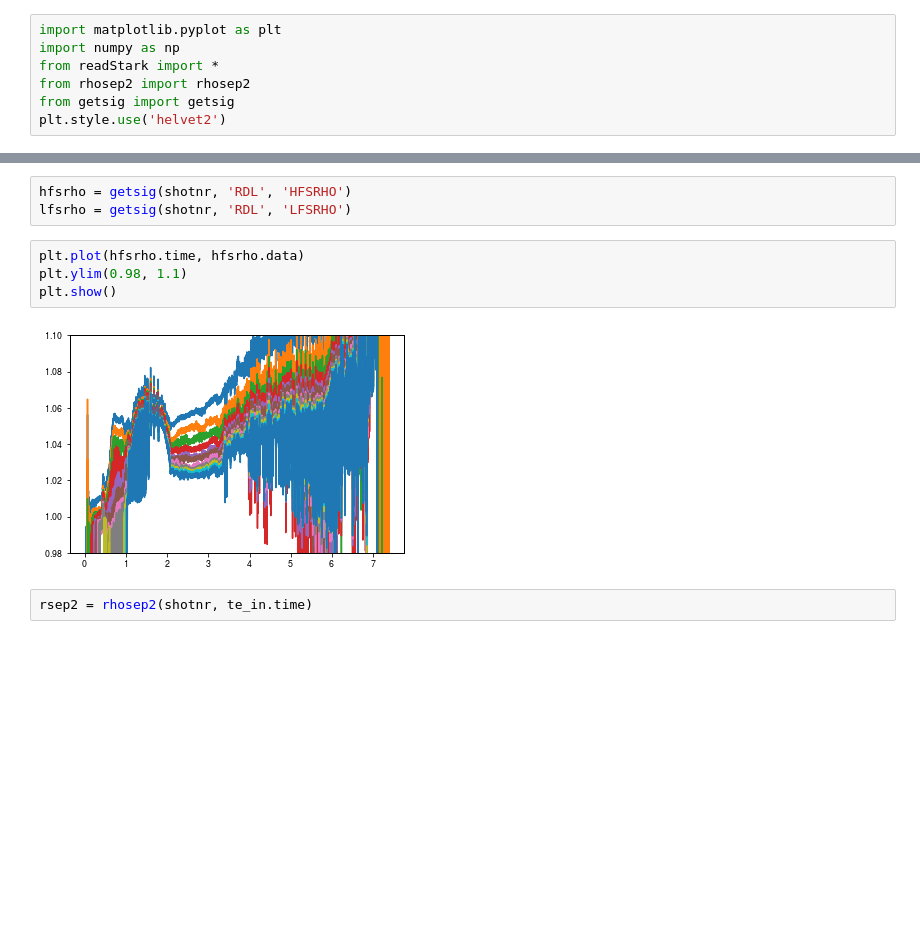
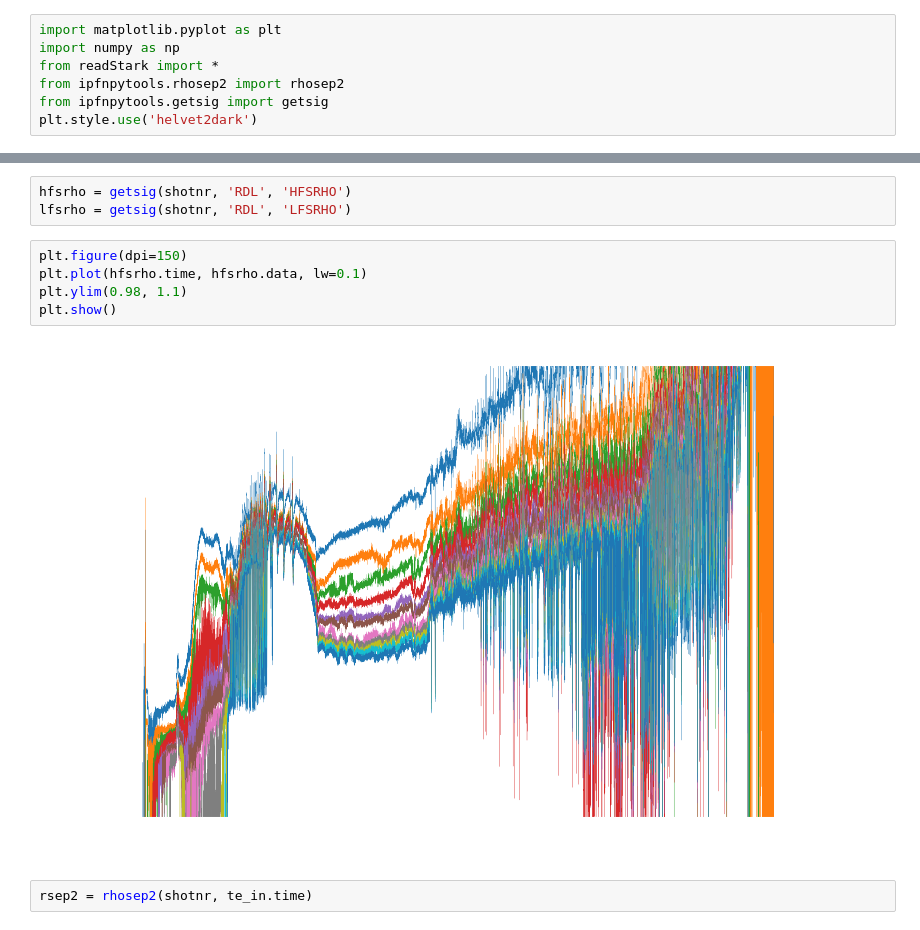
Before and after one commit to guimarais/Shoulder, a Jupyter notebook: Temperature_LPs.ipynb, the cells around one changed output, grey strips where cells are left out. Cells and saved outputs as stored; diff of their text form; blank space fills up the shorter version.

```diff
--- a/Temperature_LPs.ipynb
+++ b/Temperature_LPs.ipynb
@@ -4,9 +4,9 @@
 import matplotlib.pyplot as plt
 import numpy as np
 from readStark import *
-from rhosep2 import rhosep2
-from getsig import getsig
-plt.style.use('helvet2')
+from ipfnpytools.rhosep2 import rhosep2
+from ipfnpytools.getsig import getsig
+plt.style.use('helvet2dark')
 # %%
 shotnr = 34875
 te_in = readDivData('./Support_Files/3D_34875_te_in.dat')
@@ -15,11 +15,12 @@ te_ou = readDivData('./Support_Files/3D_34875_te_out.dat')
 hfsrho = getsig(shotnr, 'RDL', 'HFSRHO')
 lfsrho = getsig(shotnr, 'RDL', 'LFSRHO')
 # %%
-plt.plot(hfsrho.time, hfsrho.data)
+plt.figure(dpi=150)
+plt.plot(hfsrho.time, hfsrho.data, lw=0.1)
 plt.ylim(0.98, 1.1)
 plt.show()
 # %% [output]
-[figure, old version]
+[figure, new version]
 # %%
 rsep2 = rhosep2(shotnr, te_in.time)
 # %%
```
Also changed, not shown: parts of 1 cell of this notebook, 6 other files.
